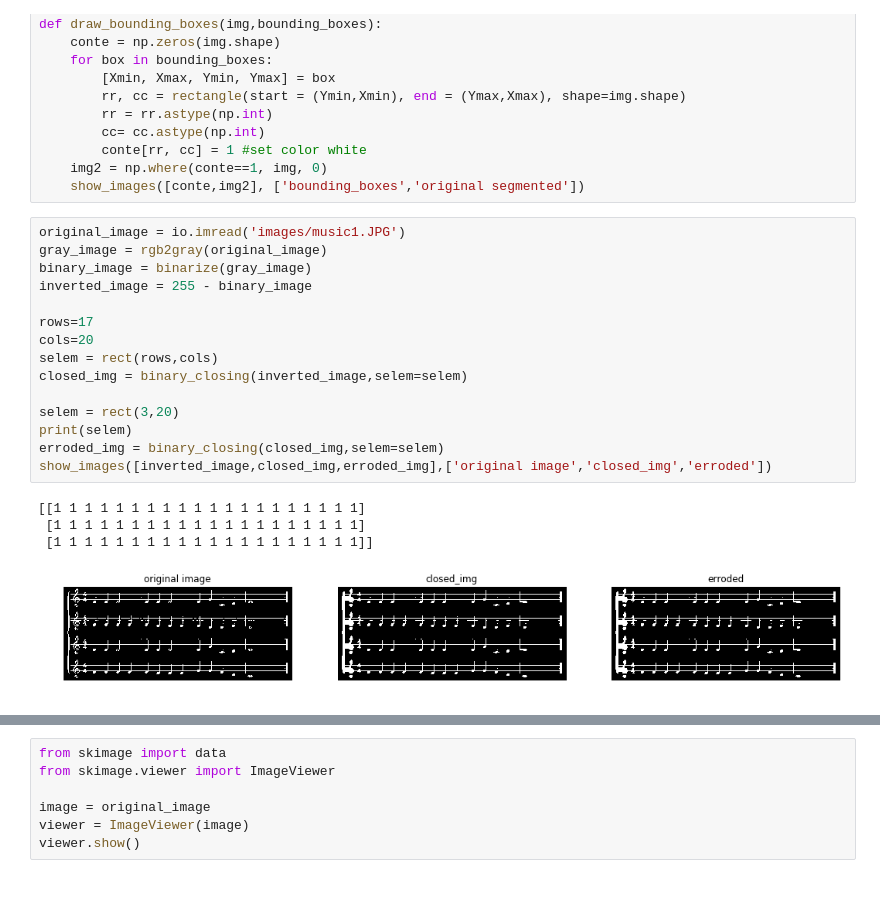
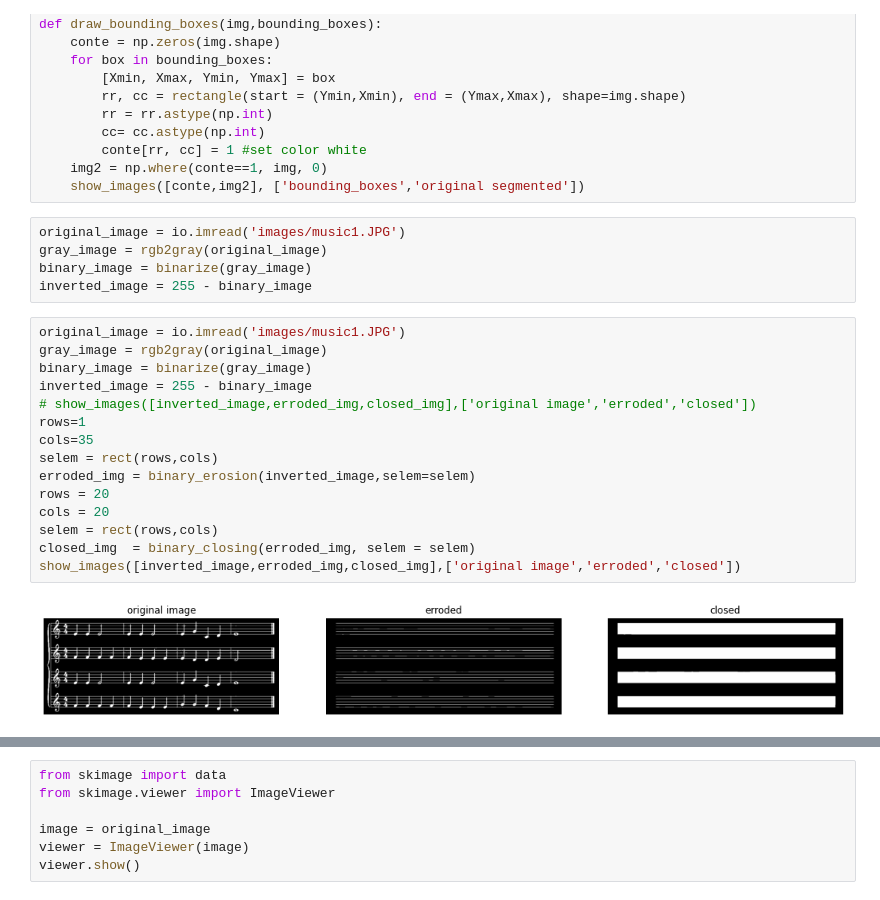
Before and after one commit to marait123/music-notes-reader, a Jupyter notebook: part1.ipynb, the cells around one changed output, grey strips where cells are left out. Cells and saved outputs as stored; diff of their text form.

```diff
--- a/part1.ipynb
+++ b/part1.ipynb
@@ -81,23 +82,25 @@ def draw_bounding_boxes(img,bounding_boxes):
         conte[rr, cc] = 1 #set color white
     img2 = np.where(conte==1, img, 0)
     show_images([conte,img2], ['bounding_boxes','original segmented'])
+# %%
+original_image = io.imread('images/music1.JPG')
+gray_image = rgb2gray(original_image)
+binary_image = binarize(gray_image)
+inverted_image = 255 - binary_image
 # %%
 original_image = io.imread('images/music1.JPG')
 gray_image = rgb2gray(original_image)
 binary_image = binarize(gray_image)
 inverted_image = 255 - binary_image
-
-rows=17
-cols=20
+# show_images([inverted_image,erroded_img,closed_img],['original image','erroded','closed'])
+rows=1
+cols=35
 selem = rect(rows,cols)
-closed_img = binary_closing(inverted_image,selem=selem)
-
-selem = rect(3,20)
-print(selem)
-erroded_img = binary_closing(closed_img,selem=selem)
-show_images([inverted_image,closed_img,erroded_img],['original image','closed_img','erroded'])
+erroded_img = binary_erosion(inverted_image,selem=selem)
+rows = 20
+cols = 20
+selem = rect(rows,cols)
+closed_img  = binary_closing(erroded_img, selem = selem)
+show_images([inverted_image,erroded_img,closed_img],['original image','erroded','closed'])
 # %% [output]
-[[1 1 1 1 1 1 1 1 1 1 1 1 1 1 1 1 1 1 1 1]
- [1 1 1 1 1 1 1 1 1 1 1 1 1 1 1 1 1 1 1 1]
- [1 1 1 1 1 1 1 1 1 1 1 1 1 1 1 1 1 1 1 1]]
-[figure, old version]
+[figure, new version]
```
Also changed, not shown: parts of 9 cells of this notebook, 1 other file.
